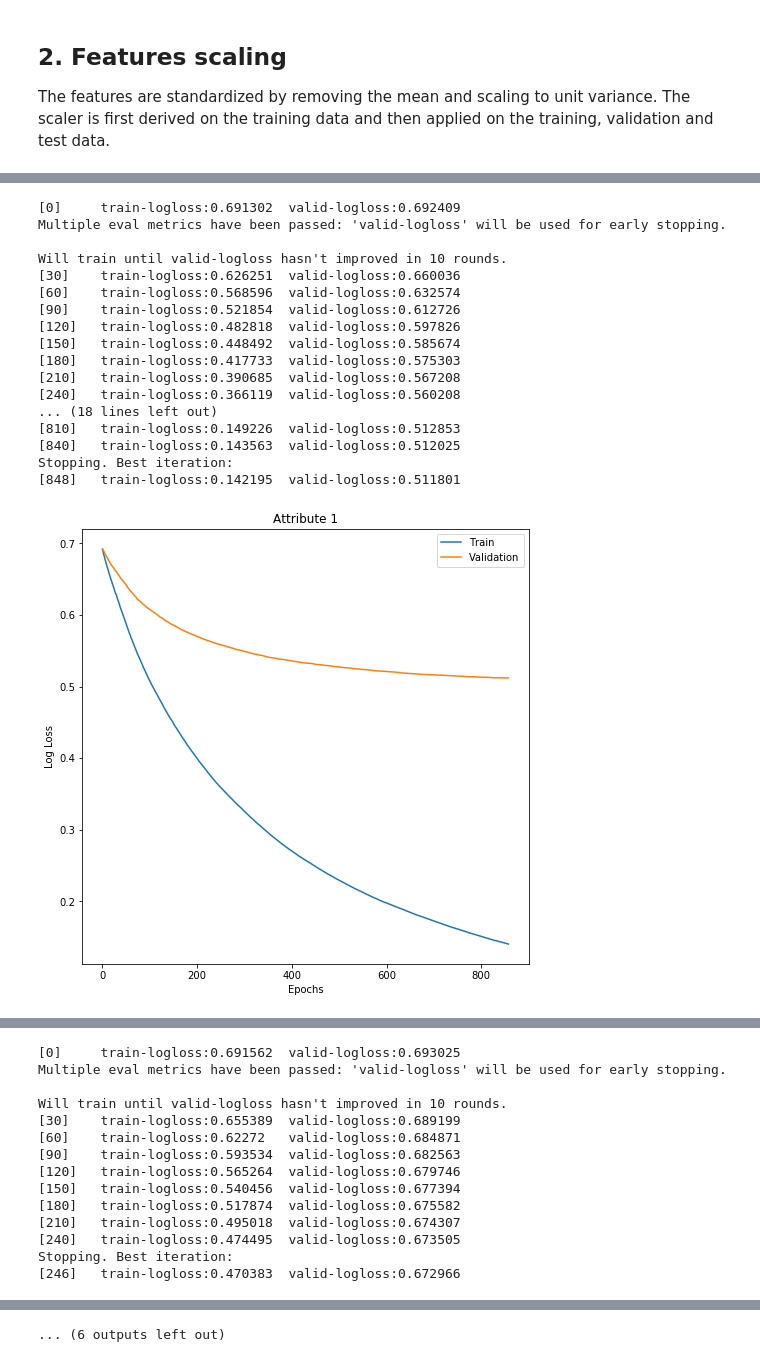
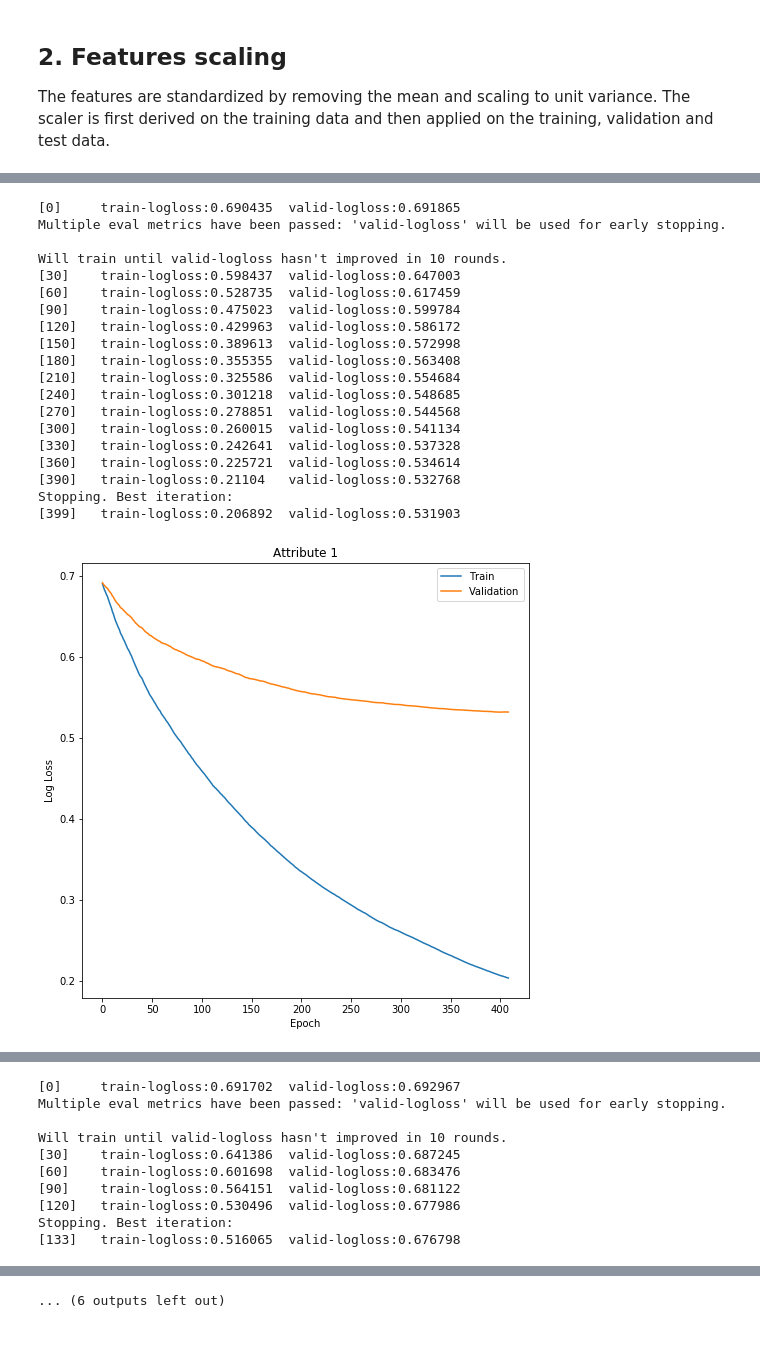
Before and after one commit to rouille/YelpKaggle, a Jupyter notebook: xgboost.ipynb, the cells around one changed output, grey strips where cells are left out. Cells and saved outputs as stored; diff of their text form; code cells hidden in the pictures.

```diff
--- a/xgboost.ipynb
+++ b/xgboost.ipynb
@@ -46,12 +46,14 @@ The scatter matrix of the first 10 principal components is shown. As expected by
 # %%
 from sklearn.decomposition import PCA
-n_comp = 250
+n_comp = 200
 pca = PCA(n_components=n_comp, svd_solver='randomized', whiten=True)
-pca.fit(X_train)
+pca.fit(X_train_scaled)
 
-X_train_reduced = pca.transform(X_train)
-X_valid_reduced = pca.transform(X_valid)
-X_test_reduced = pca.transform(X_test)
+X_train_reduced = pca.transform(X_train_scaled)
+X_valid_reduced = pca.transform(X_valid_scaled)
+X_test_reduced = pca.transform(X_test_scaled)
+
+del X_train_scaled, X_valid_scaled, X_test_scaled
 
 plt.figure(figsize=(8,8))
 plt.plot(np.arange(1, n_comp+1), np.cumsum(pca.explained_variance_ratio_), '-o')
@@ -79,17 +87,16 @@ import xgboost as xgb
 
 param = {}
 param['objective'] = 'binary:logistic'
-param['eta'] = 0.01
+param['eta'] = 0.015
 param['max_depth'] = 10
 param['subsample'] = 0.5
 param['eval_metric'] = 'logloss'
 param['colsample_bytree'] = 0.3
 param['nthread'] = 4
 
-num_round = 1000
+num_round = 500
 
-y_valid_hat = np.zeros(y_valid.shape, dtype=np.int32)
-y_test_hat = np.zeros(y_test.shape, dtype=np.int32)
+y_test_ovr = np.zeros(y_test.shape, dtype=np.float32)
 
 for i in range(9):
     xg_train = xgb.DMatrix(X_train_reduced, label=y_train[:,i])
@@ -101,9 +108,7 @@ for i in range(9):
     model = xgb.train(param, xg_train, num_round, eval_list, verbose_eval=30,
                       early_stopping_rounds=10, evals_result=results)
 
-    predictions = (model.predict(xg_valid) >= 0.5).astype(int)
-    y_valid_hat[:,i] = predictions
-    y_test_hat[:,i] = (model.predict(xg_test) >= 0.5).astype(int)
+    y_test_ovr[:,i] = model.predict(xg_test)
 
     epochs = len(results['train']['logloss'])
     x_axis = range(0, epochs)
@@ -116,4 +121,6 @@ for i in range(9):
     plt.plot(x_axis, results['valid']['logloss'], label='Validation')
     plt.legend()
     plt.show()
+
+del xg_train, xg_valid, xg_test
 # %% [output]
@@ -138,18 +147,20 @@ Stopping. Best iteration:
-[0]     train-logloss:0.691302  valid-logloss:0.692409
+[0]     train-logloss:0.690435  valid-logloss:0.691865
 Multiple eval metrics have been passed: 'valid-logloss' will be used for early stopping.
 
 Will train until valid-logloss hasn't improved in 10 rounds.
-[30]    train-logloss:0.626251  valid-logloss:0.660036
-[60]    train-logloss:0.568596  valid-logloss:0.632574
-[90]    train-logloss:0.521854  valid-logloss:0.612726
-[120]   train-logloss:0.482818  valid-logloss:0.597826
-[150]   train-logloss:0.448492  valid-logloss:0.585674
-[180]   train-logloss:0.417733  valid-logloss:0.575303
-[210]   train-logloss:0.390685  valid-logloss:0.567208
-[240]   train-logloss:0.366119  valid-logloss:0.560208
-... (18 lines left out)
-[810]   train-logloss:0.149226  valid-logloss:0.512853
-[840]   train-logloss:0.143563  valid-logloss:0.512025
+[30]    train-logloss:0.598437  valid-logloss:0.647003
+[60]    train-logloss:0.528735  valid-logloss:0.617459
+[90]    train-logloss:0.475023  valid-logloss:0.599784
+[120]   train-logloss:0.429963  valid-logloss:0.586172
+[150]   train-logloss:0.389613  valid-logloss:0.572998
+[180]   train-logloss:0.355355  valid-logloss:0.563408
+[210]   train-logloss:0.325586  valid-logloss:0.554684
+[240]   train-logloss:0.301218  valid-logloss:0.548685
+[270]   train-logloss:0.278851  valid-logloss:0.544568
+[300]   train-logloss:0.260015  valid-logloss:0.541134
+[330]   train-logloss:0.242641  valid-logloss:0.537328
+[360]   train-logloss:0.225721  valid-logloss:0.534614
+[390]   train-logloss:0.21104   valid-logloss:0.532768
 Stopping. Best iteration:
-[848]   train-logloss:0.142195  valid-logloss:0.511801
+[399]   train-logloss:0.206892  valid-logloss:0.531903
-[figure, old version]
+[figure, new version]
@@ -174,14 +185,10 @@ Stopping. Best iteration:
-[0]     train-logloss:0.691562  valid-logloss:0.693025
+[0]     train-logloss:0.691702  valid-logloss:0.692967
 Multiple eval metrics have been passed: 'valid-logloss' will be used for early stopping.
 
 Will train until valid-logloss hasn't improved in 10 rounds.
-[30]    train-logloss:0.655389  valid-logloss:0.689199
-[60]    train-logloss:0.62272   valid-logloss:0.684871
-[90]    train-logloss:0.593534  valid-logloss:0.682563
-[120]   train-logloss:0.565264  valid-logloss:0.679746
-[150]   train-logloss:0.540456  valid-logloss:0.677394
-[180]   train-logloss:0.517874  valid-logloss:0.675582
-[210]   train-logloss:0.495018  valid-logloss:0.674307
-[240]   train-logloss:0.474495  valid-logloss:0.673505
+[30]    train-logloss:0.641386  valid-logloss:0.687245
+[60]    train-logloss:0.601698  valid-logloss:0.683476
+[90]    train-logloss:0.564151  valid-logloss:0.681122
+[120]   train-logloss:0.530496  valid-logloss:0.677986
 Stopping. Best iteration:
-[246]   train-logloss:0.470383  valid-logloss:0.672966
+[133]   train-logloss:0.516065  valid-logloss:0.676798
```
Also changed, not shown: parts of 14 cells of this notebook.
